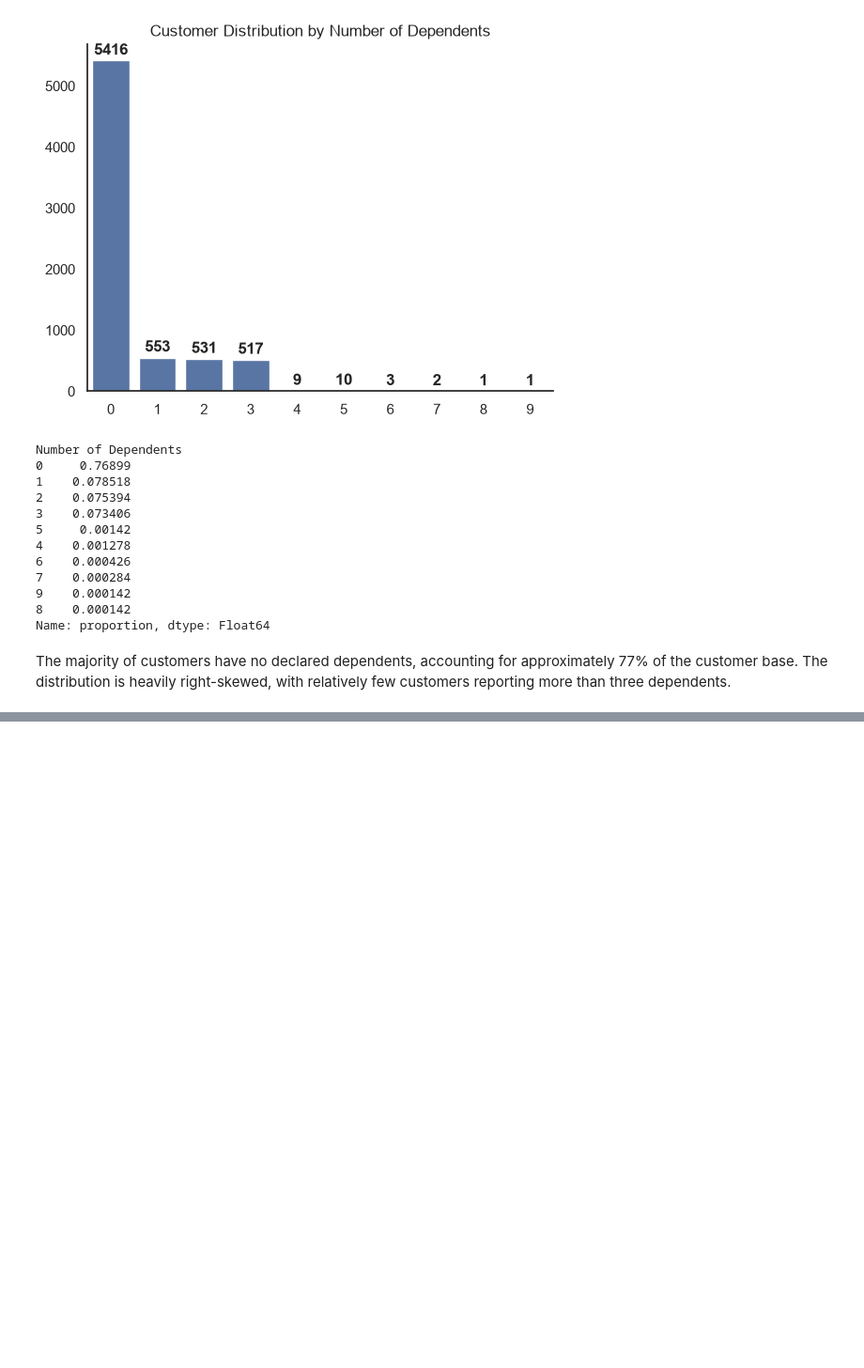
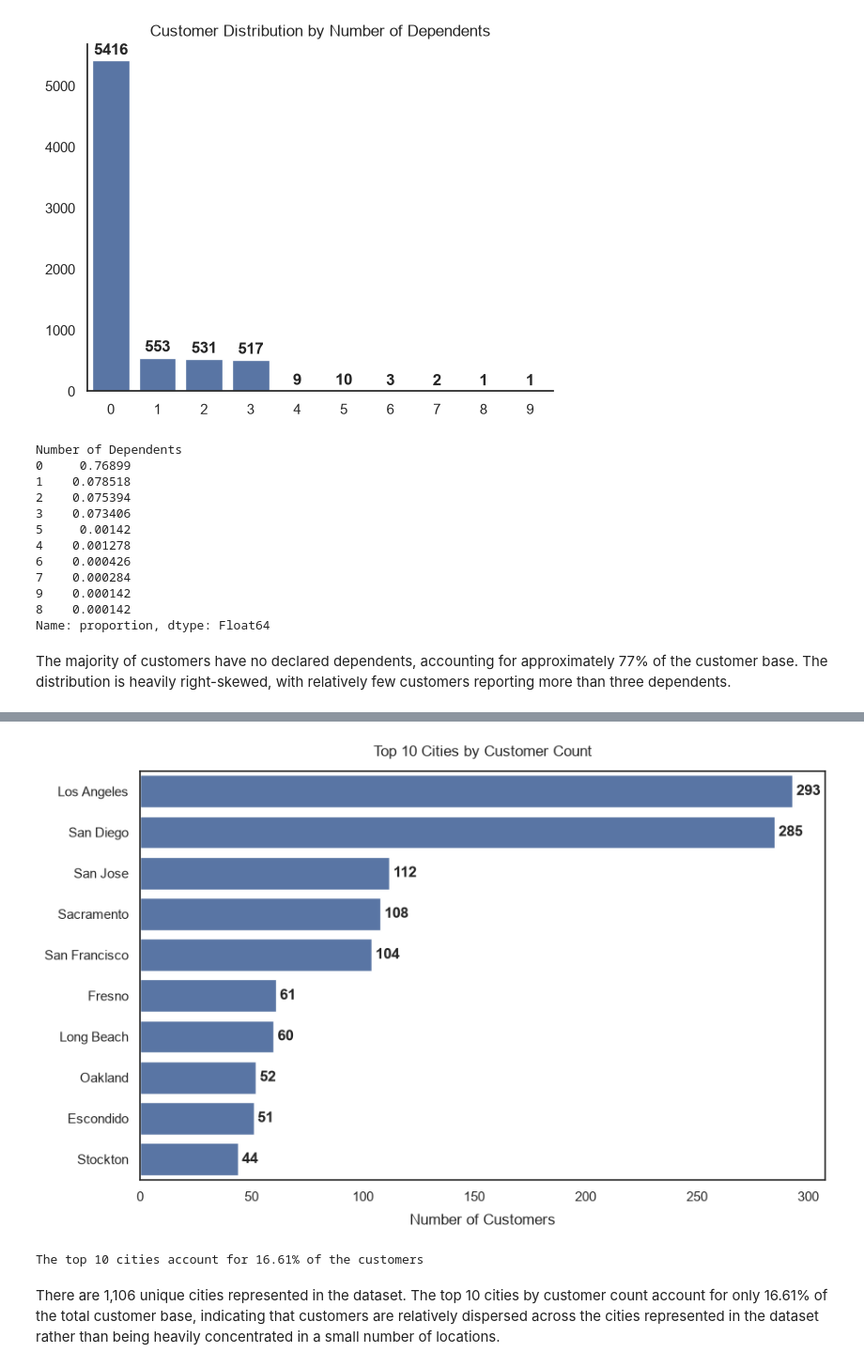
Before and after one commit to pendergataxel/telecom-customer-churn-analysis, a Jupyter notebook: notebooks/02_univariate_analysis.ipynb, the cells around one changed output, grey strips where cells are left out. Shown at 94% size. Cells and saved outputs as stored; diff of their text form; code cells hidden in the pictures; blank space fills up the shorter version.

Commit message:
Add UA for City, Zip Code, Number of Referrals

```diff
--- a/notebooks/02_univariate_analysis.ipynb
+++ b/notebooks/02_univariate_analysis.ipynb
@@ -266,0 +292,3 @@ The majority of customers have no declared dependents, accounting for approximat
+# %%
+top10_cities = churn_df['City'].value_counts().head(10)
+top10_cities
@@ -266,0 +308,25 @@ The majority of customers have no declared dependents, accounting for approximat
+# %%
+plt.figure(figsize=(10, 6))
+ax = sns.barplot(
+    x = top10_cities.values,
+    y = top10_cities.index
+)
+
+ax.bar_label(ax.containers[0], padding=3, fontweight='bold')
+
+plt.title('Top 10 Cities by Customer Count', pad=12)
+plt.ylabel('')
+plt.xlabel('Number of Customers', labelpad=8)
+plt.show()
+# %% [output]
+[figure, added]
+# %%
+top10_percentage = (
+    top10_cities.sum() / len(churn_df)
+) * 100
+
+print(f'The top 10 cities account for {top10_percentage:.2f}% of the customers')
+# %% [output]
+The top 10 cities account for 16.61% of the customers
+# %% [markdown]
+There are 1,106 unique cities represented in the dataset. The top 10 cities by customer count account for only 16.61% of the total customer base, indicating that customers are relatively dispersed across the cities represented in the dataset rather than being heavily concentrated in a small number of locations.
```
Also changed, not shown: parts of 17 cells of this notebook.
